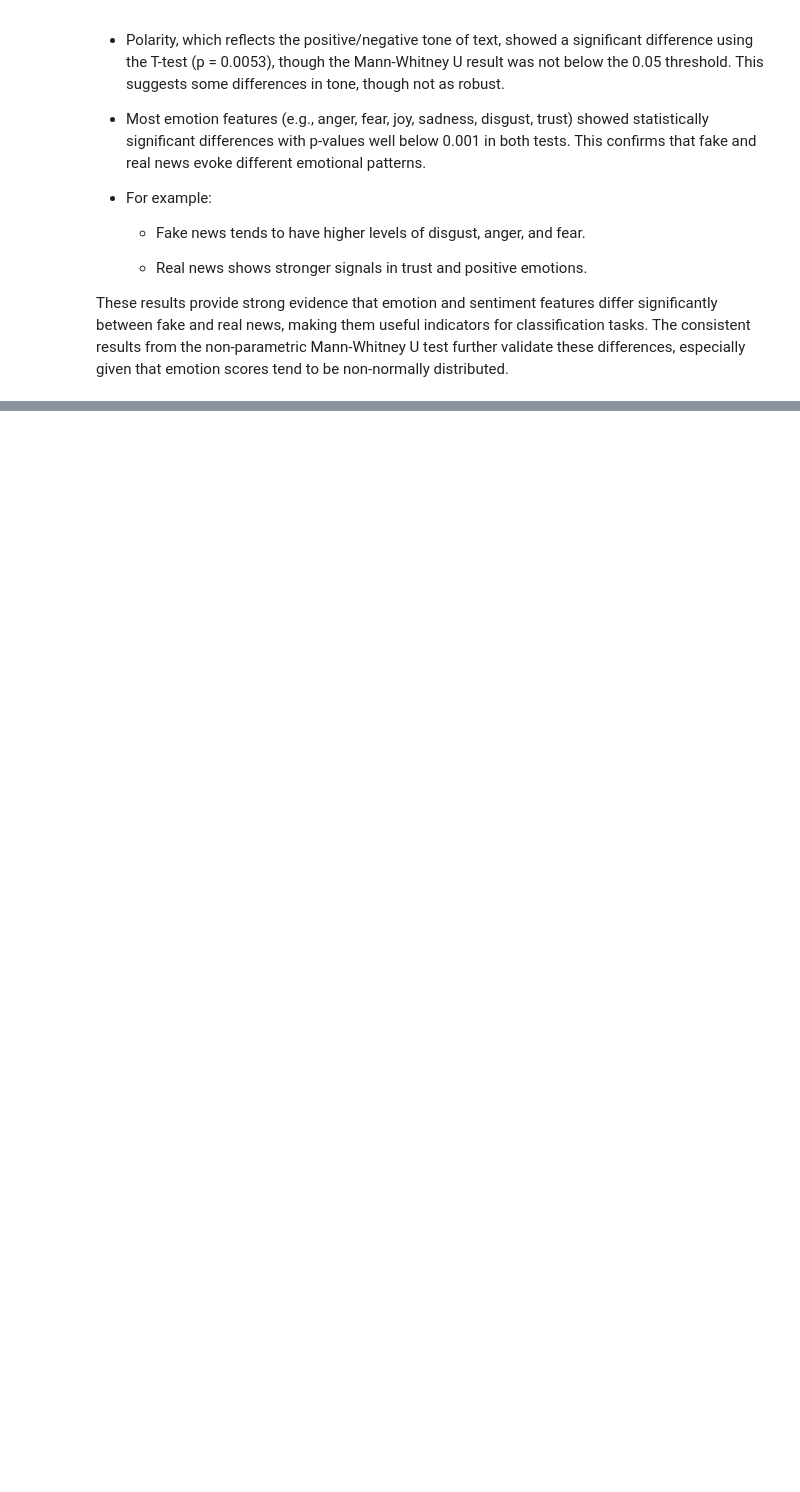
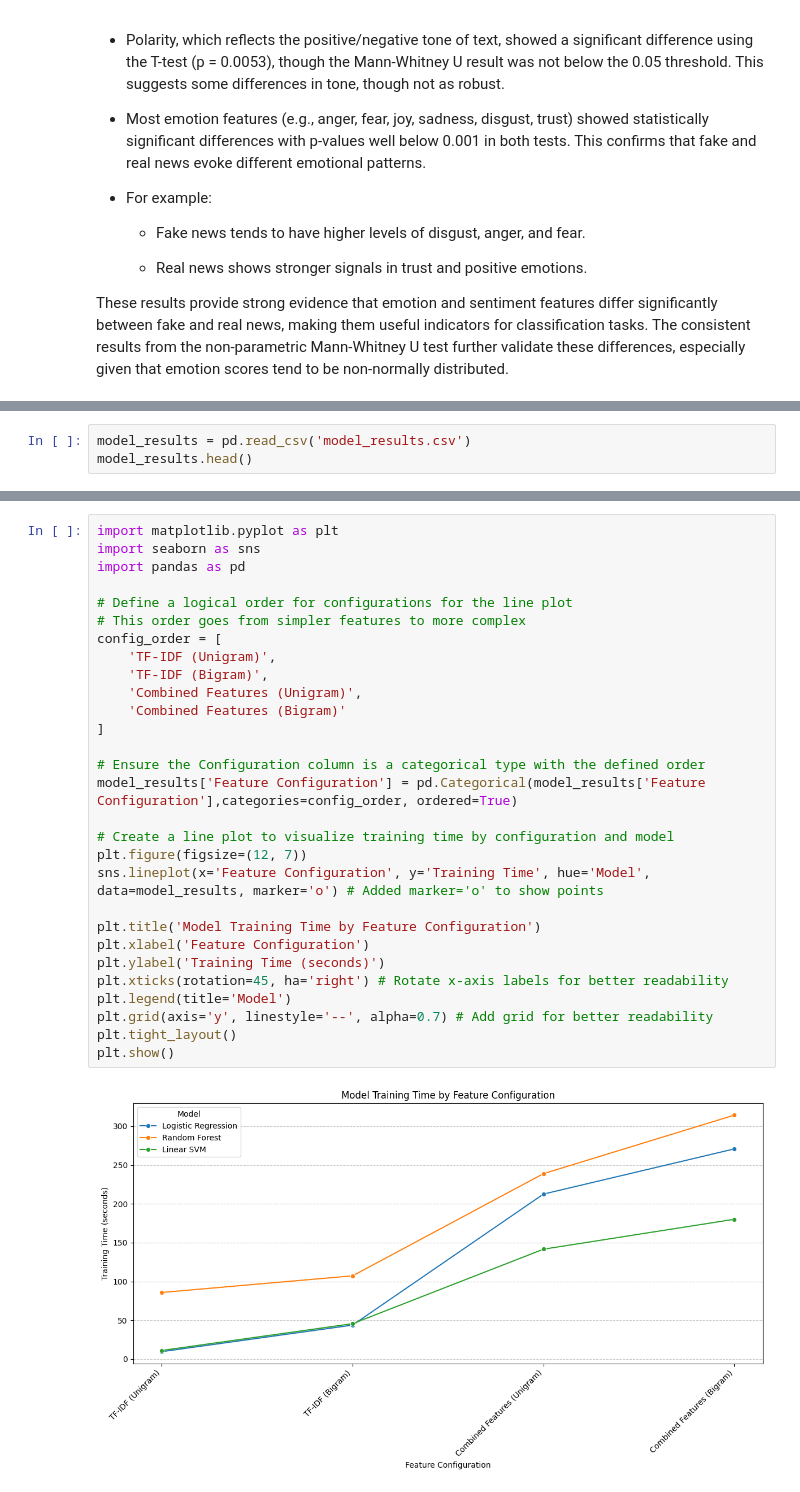
Before and after one commit to jjmago/cind820, a Jupyter notebook: project820.ipynb, the cells around one changed output, grey strips where cells are left out. Saved outputs shown, nothing was run; the diff lists cells and outputs as text; blank space fills up the shorter version.

```diff
--- a/project820.ipynb
+++ b/project820.ipynb
@@ -987,0 +1429,3 @@ Overall, while sentiment and emotion-based features marginally enhance model per
+# %%
+model_results = pd.read_csv('model_results.csv')
+model_results.head()
@@ -987,0 +1439,31 @@ Overall, while sentiment and emotion-based features marginally enhance model per
+# %%
+import matplotlib.pyplot as plt
+import seaborn as sns
+import pandas as pd
+
+# Define a logical order for configurations for the line plot
+# This order goes from simpler features to more complex
+config_order = [
+    'TF-IDF (Unigram)',
+    'TF-IDF (Bigram)',
+    'Combined Features (Unigram)',
+    'Combined Features (Bigram)'
+]
+
+# Ensure the Configuration column is a categorical type with the defined order
+model_results['Feature Configuration'] = pd.Categorical(model_results['Feature Configuration'],categories=config_order, ordered=True)
+
+# Create a line plot to visualize training time by configuration and model
+plt.figure(figsize=(12, 7))
+sns.lineplot(x='Feature Configuration', y='Training Time', hue='Model', data=model_results, marker='o') # Added marker='o' to show points
+
+plt.title('Model Training Time by Feature Configuration')
+plt.xlabel('Feature Configuration')
+plt.ylabel('Training Time (seconds)')
+plt.xticks(rotation=45, ha='right') # Rotate x-axis labels for better readability
+plt.legend(title='Model')
+plt.grid(axis='y', linestyle='--', alpha=0.7) # Add grid for better readability
+plt.tight_layout()
+plt.show()
+# %% [output]
+[figure, added]
```
Also changed, not shown: parts of 75 cells of this notebook, 3 other files.
